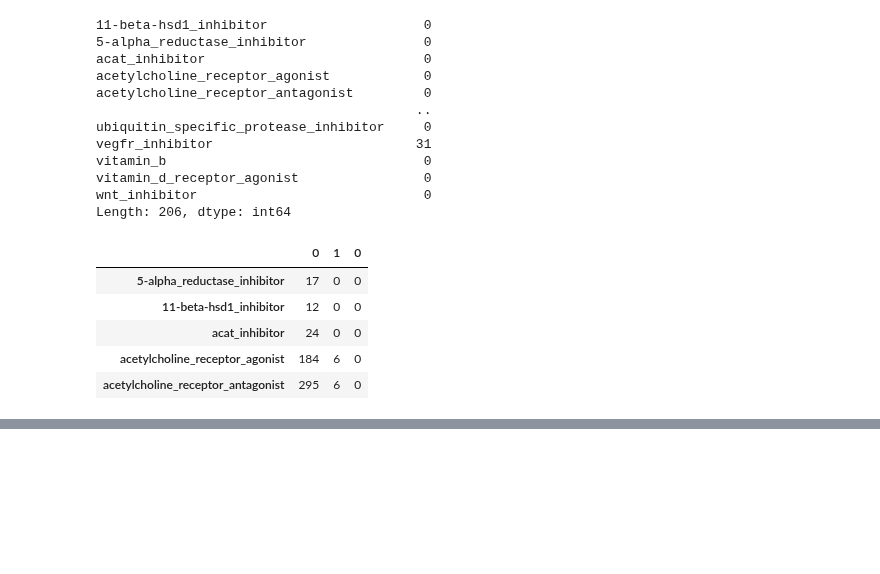
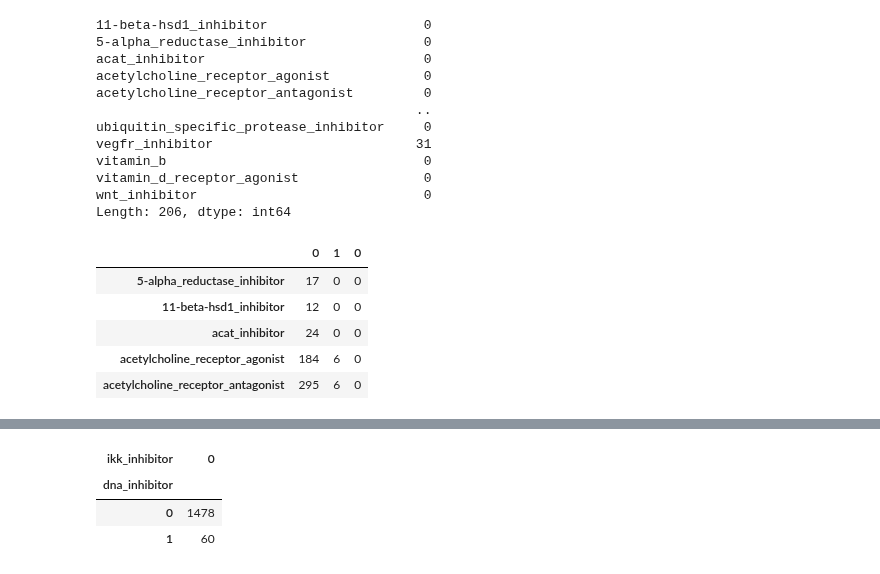
Before and after one commit to Yongliang-Shi/Mechanism-of-Action-Prediction, a Jupyter notebook: explore_moa.ipynb, the cells around one changed output, grey strips where cells are left out. Saved outputs shown, nothing was run; the diff lists cells and outputs as text; code cells hidden in the pictures; blank space fills up the shorter version.

```diff
--- a/explore_moa.ipynb
+++ b/explore_moa.ipynb
@@ -942,0 +1089,9 @@ join_one_two_three.head()
+# %%
+# Take an independent pair for example
+
+pd.crosstab(two_tars['dna_inhibitor'], two_tars['ikk_inhibitor'])
+# %% [output]
+| ikk_inhibitor | 0 |
+| dna_inhibitor |  |
+| 0 | 1478 |
+| 1 | 60 |
```
Also changed, not shown: parts of 30 cells of this notebook.
